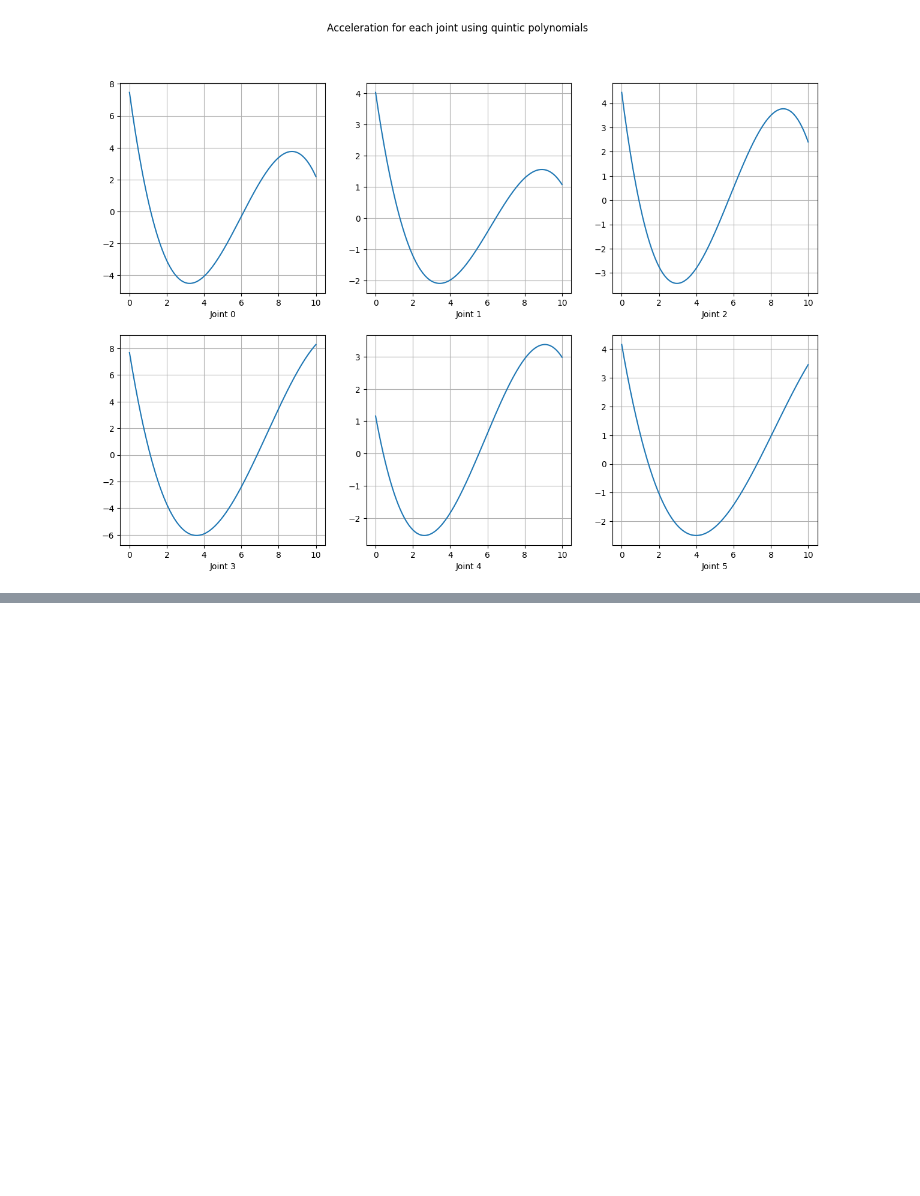
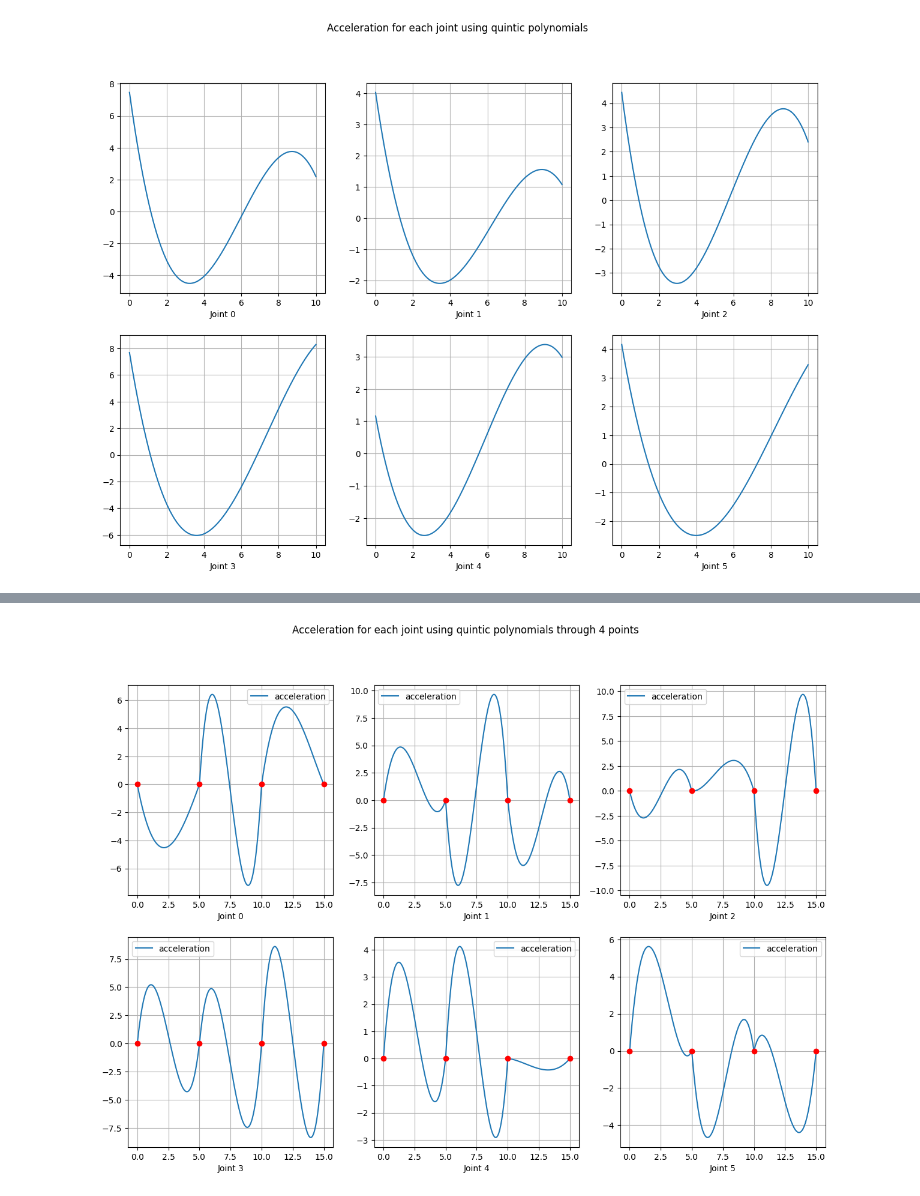
Before and after one commit to EveryoneHATEme/fundamentals_of_robotics, a Jupyter notebook: hw3/trajectory.ipynb, the cells around one changed output, grey strips where cells are left out. Drawn from its saved outputs; the diff is of its cells as text; code cells hidden in the pictures; blank space fills up the shorter version.

```diff
--- a/hw3/trajectory.ipynb
+++ b/hw3/trajectory.ipynb
@@ -667,0 +743,15 @@ plt.show()
+# %%
+figure, axes = plt.subplots(2, 3, figsize=(15, 10))
+figure.suptitle('Acceleration for each joint using quintic polynomials through 4 points')
+
+for i, acceleration in enumerate(accelerations):
+    axes[i // 3, i % 3].plot(timeline, acceleration, label='acceleration')
+    axes[i // 3, i % 3].grid(True)
+    axes[i // 3, i % 3].set_xlabel(f'Joint {i}')
+    for states in states_list:
+        axes[i // 3, i % 3].plot(states[i].time, states[i].acceleration, marker='o', color='red')
+    axes[i // 3, i % 3].legend()
+
+plt.show()
+# %% [output]
+[figure, added]
```
Also changed, not shown: parts of 7 cells of this notebook.
